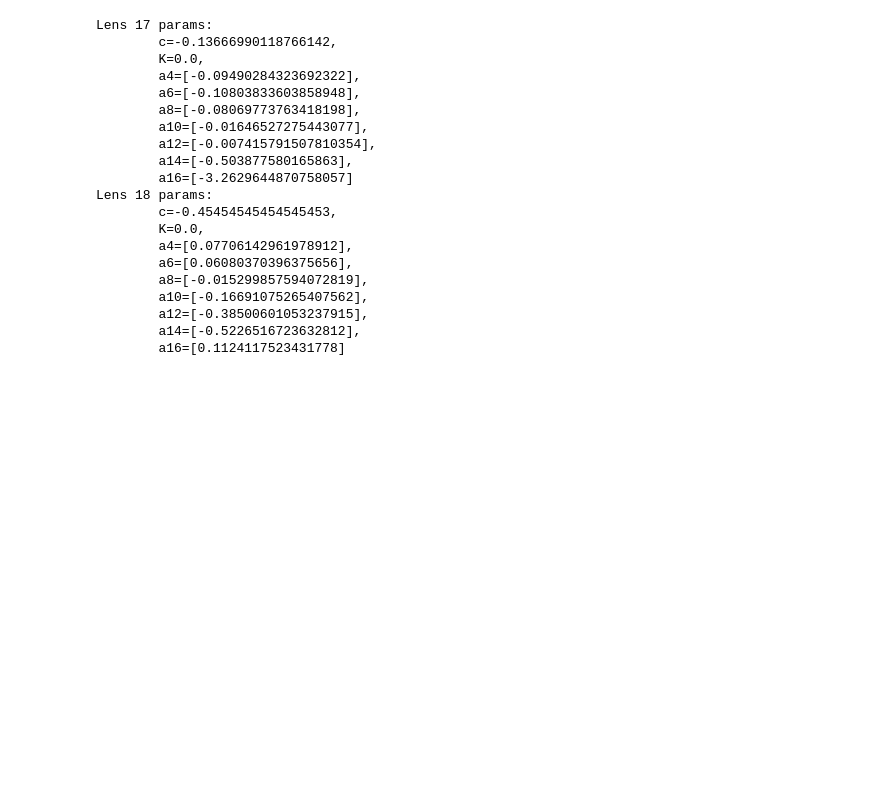
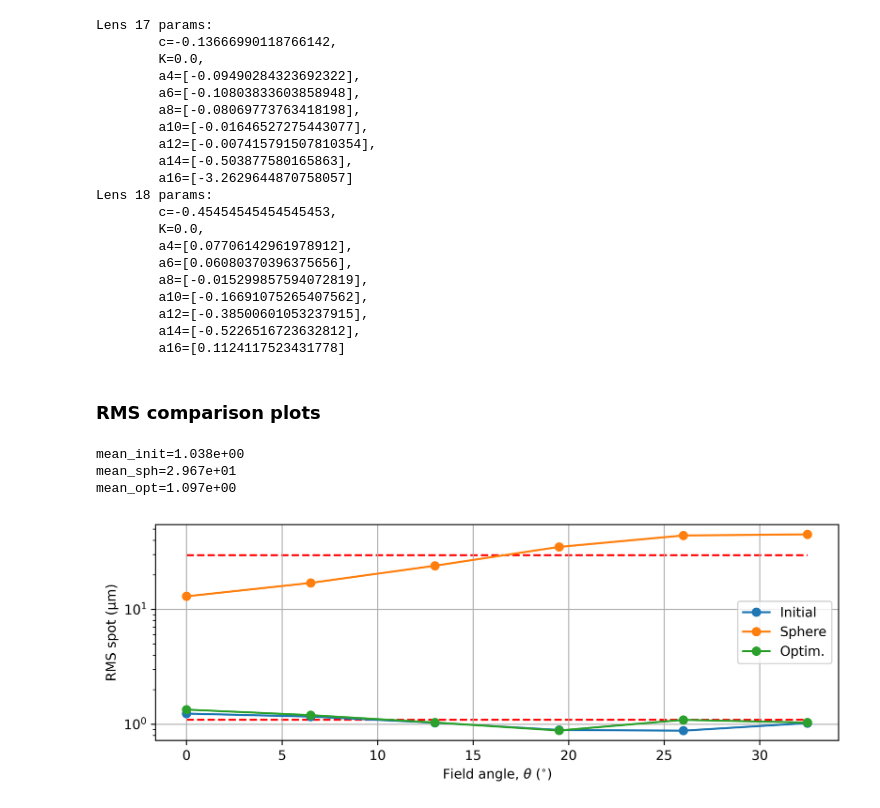
Before and after one commit to gitmon/mitsuba3-camera, a Jupyter notebook: notebooks/report_nikon_exp.ipynb, the cells around one changed output. Cells and saved outputs as stored; diff of their text form; code cells hidden in the pictures; blank space fills up the shorter version.

```diff
--- a/notebooks/report_nikon_exp.ipynb
+++ b/notebooks/report_nikon_exp.ipynb
@@ -486,0 +469,31 @@ Lens 18 params:
+# %% [markdown]
+### RMS comparison plots
+# %%
+thetas   = np.array([0, 6.5, 13, 19.5, 26, 32.5])
+rms_init = np.array([1.237, 1.165, 1.03, 0.892, 0.879, 1.022])
+rms_sph  = np.array([13, 17, 24, 35, 44, 45])
+rms_opt  = np.array([1.341, 1.199, 1.035, 0.882, 1.091, 1.034])
+
+plt.figure(figsize=(8,3), dpi=600)
+plt.semilogy(thetas, rms_init, '-o', label="Initial")
+plt.semilogy(thetas, rms_sph , '-o', label="Sphere")
+plt.semilogy(thetas, rms_opt , '-o', label="Optim.")
+plt.legend()
+plt.grid('on')
+plt.xlabel(r"Field angle, $\theta$ ($^{\circ}$)")
+plt.ylabel(r"RMS spot (µm)")
+
+mean_init = np.mean(rms_init)
+mean_sph  = np.mean(rms_sph)
+mean_opt  = np.mean(rms_opt)
+plt.plot([thetas[0], thetas[-1]], [mean_sph, mean_sph], 'r--', zorder=-2)
+plt.plot([thetas[0], thetas[-1]], [mean_opt, mean_opt], 'r--', zorder=-2)
+print(f"{mean_init=:.3e}")
+print(f"{mean_sph=:.3e}")
+print(f"{mean_opt=:.3e}")
+plt.tight_layout()
+# %% [output]
+mean_init=1.038e+00
+mean_sph=2.967e+01
+mean_opt=1.097e+00
+[figure, added]
```
Also changed, not shown: parts of 11 cells of this notebook, 11 other files.
